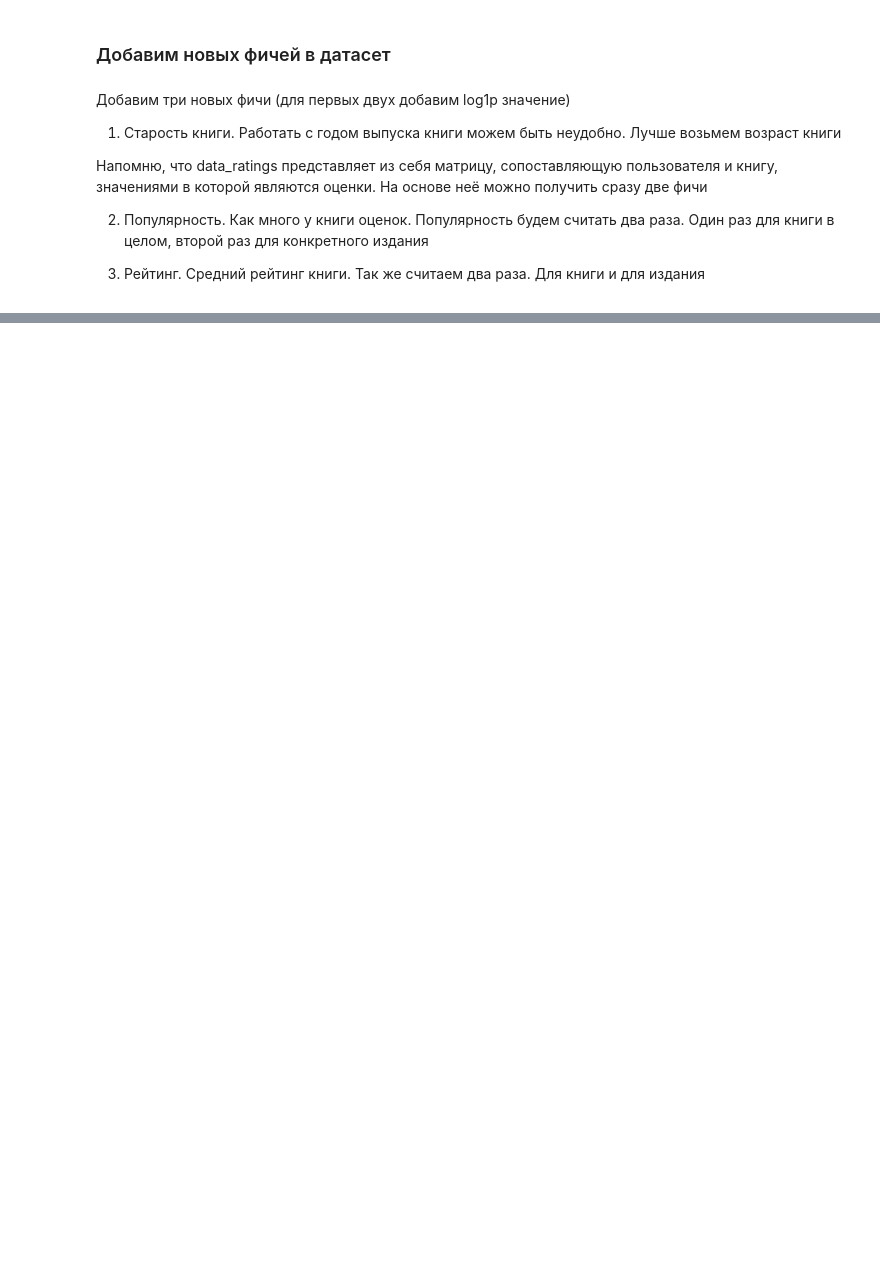
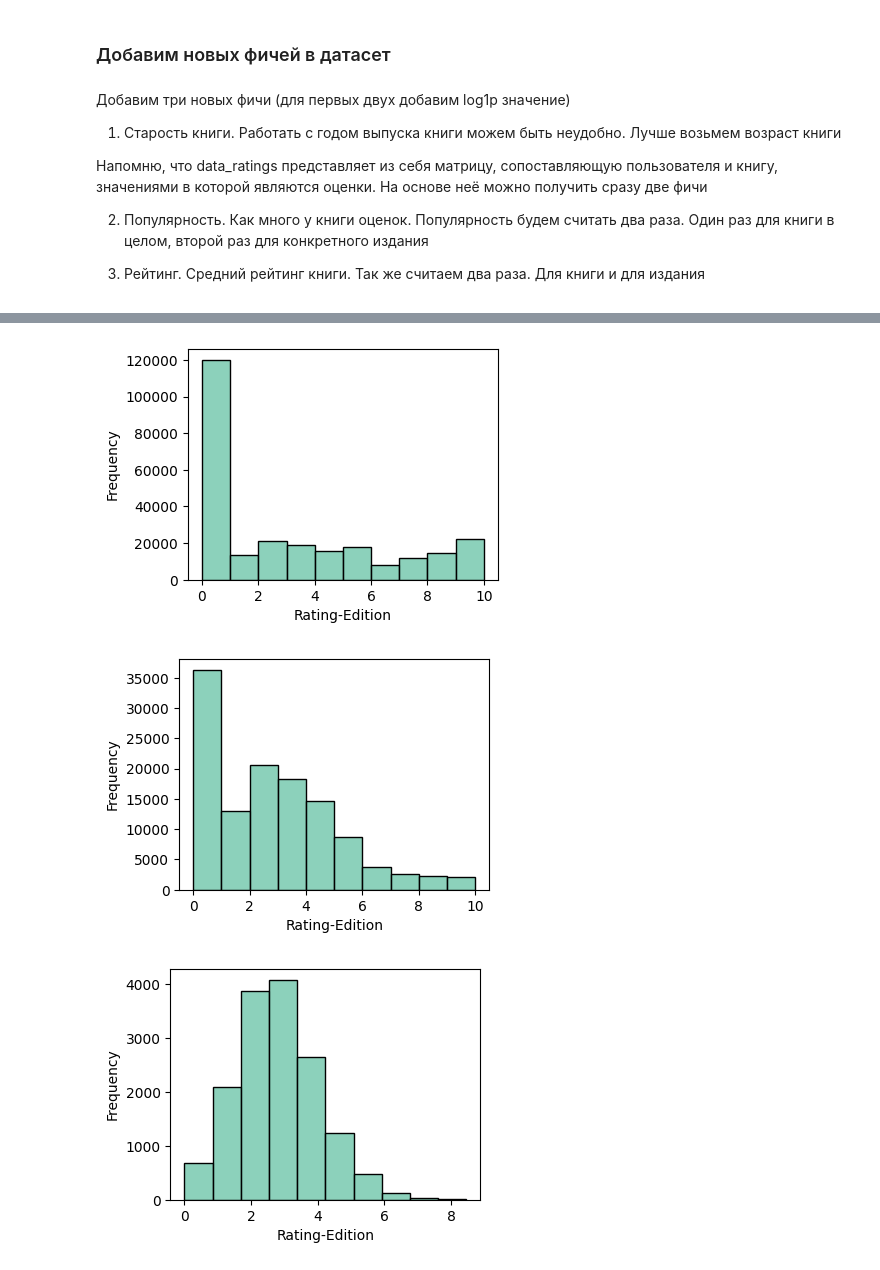
Before and after one commit to FortrainMas/BRS, a Jupyter notebook: notebooks/eda.ipynb, the cells around one changed output, grey strips where cells are left out. Drawn from its saved outputs; the diff is of its cells as text; code cells hidden in the pictures; blank space fills up the shorter version.

```diff
--- a/notebooks/eda.ipynb
+++ b/notebooks/eda.ipynb
@@ -306,4 +346,17 @@ data_books.head(40)
 # %%
 from brs.analysis import HistogramInspection
 # %%
+HistogramInspection(column_name="Rating-Edition", figsize=(4,3)).inspect(data_books)
+
 tdf = data_books[data_books["Popularity-Edition"] > 1]
+HistogramInspection(column_name="Rating-Edition", figsize=(4,3)).inspect(tdf)
+
+tdf = data_books[data_books["Popularity-Edition"] > 10]
+HistogramInspection(column_name="Rating-Edition", figsize=(4,3)).inspect(tdf)
+
+tdf = data_books[data_books["Popularity-Edition"] > 100]
+HistogramInspection(column_name="Rating-Edition", figsize=(4,3)).inspect(tdf)
+# %% [output]
+[figure, added]
+[figure, added]
+[figure, added]
```
Also changed, not shown: parts of 32 cells of this notebook, 4 other files.
